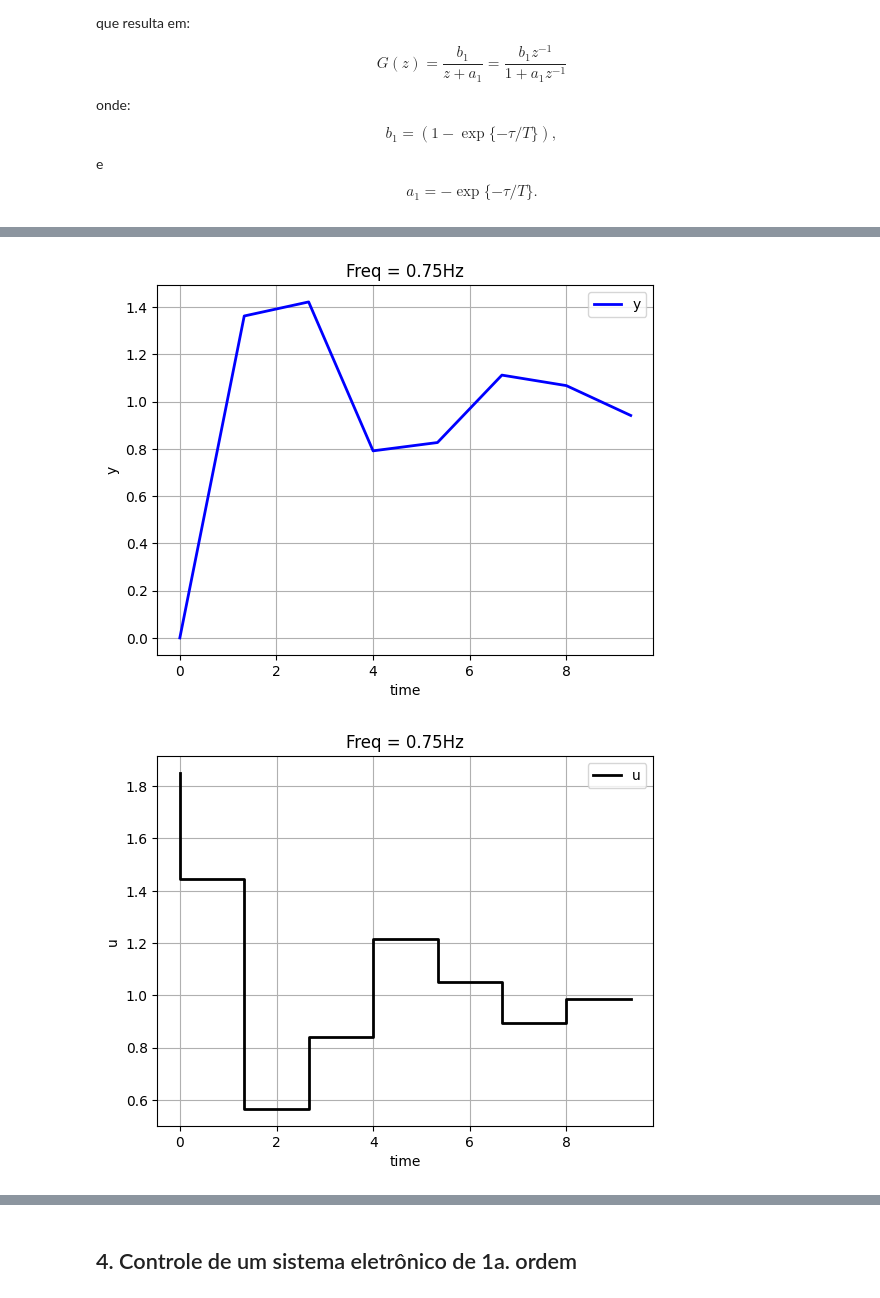
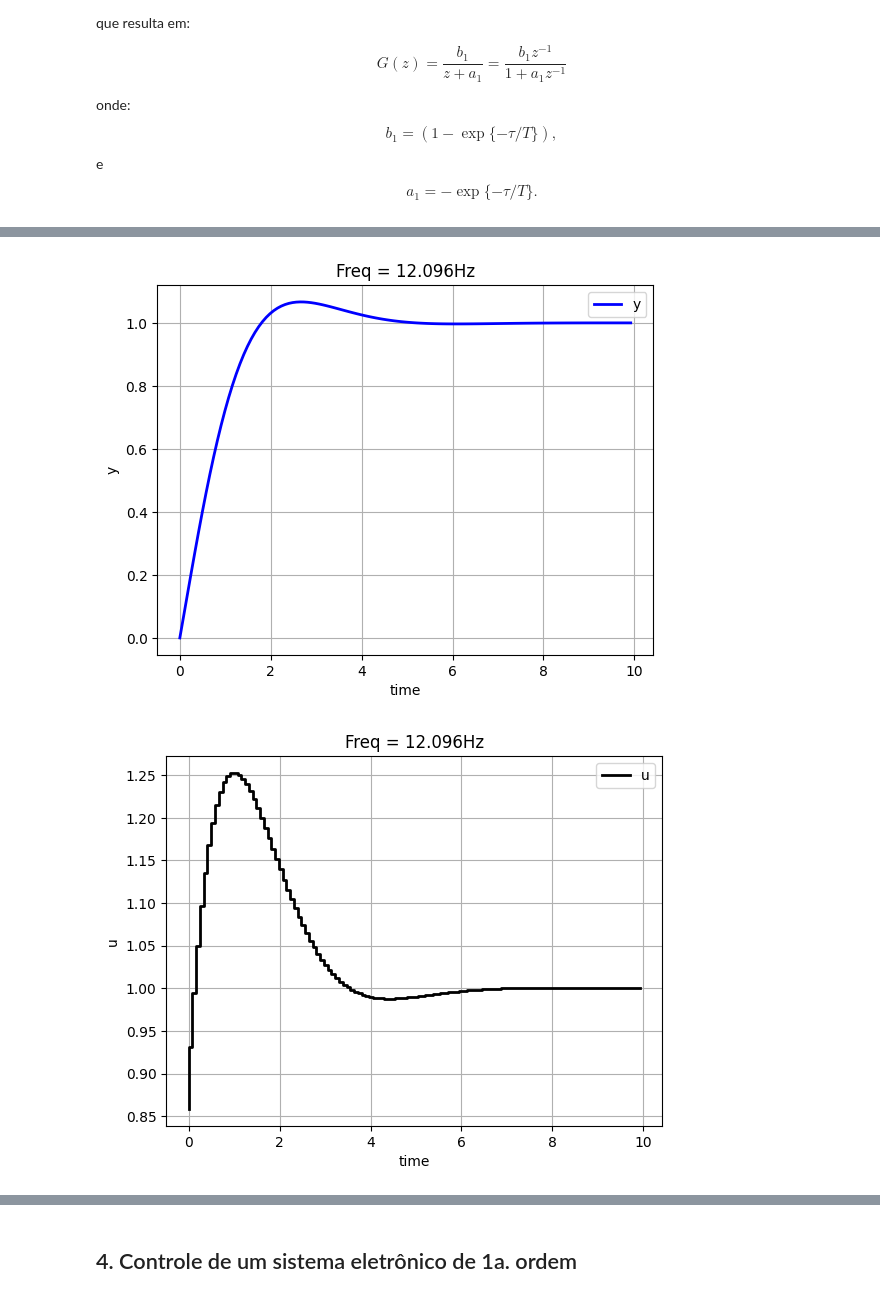
Before and after one commit to Cangiano00/lab2controle2, a Jupyter notebook: PMR3409Lab2V2025.ipynb, the cells around one changed output, grey strips where cells are left out. Cells and saved outputs as stored; diff of their text form; code cells hidden in the pictures.

Commit message:
Atualização figuras e plot conjunto

```diff
--- a/PMR3409Lab2V2025.ipynb
+++ b/PMR3409Lab2V2025.ipynb
@@ -435,7 +516,7 @@ import control.matlab as co
 K   = 1.0
 Tau = 1.0
 # Escolha a frequencia de amostragem
-fc =  0.75                         # <------------------------------------------- fc
+fc =  12.096                        # <------------------------------------------- fc
 T = 1/fc
 #
 s = co.tf('s');
@@ -575,2 +656,2 @@ _____Polos____________zeta_______omegan
-[figure, old version]
+[figure, new version]
-[figure, old version]
+[figure, new version]
```
Also changed, not shown: parts of 6 cells of this notebook.
